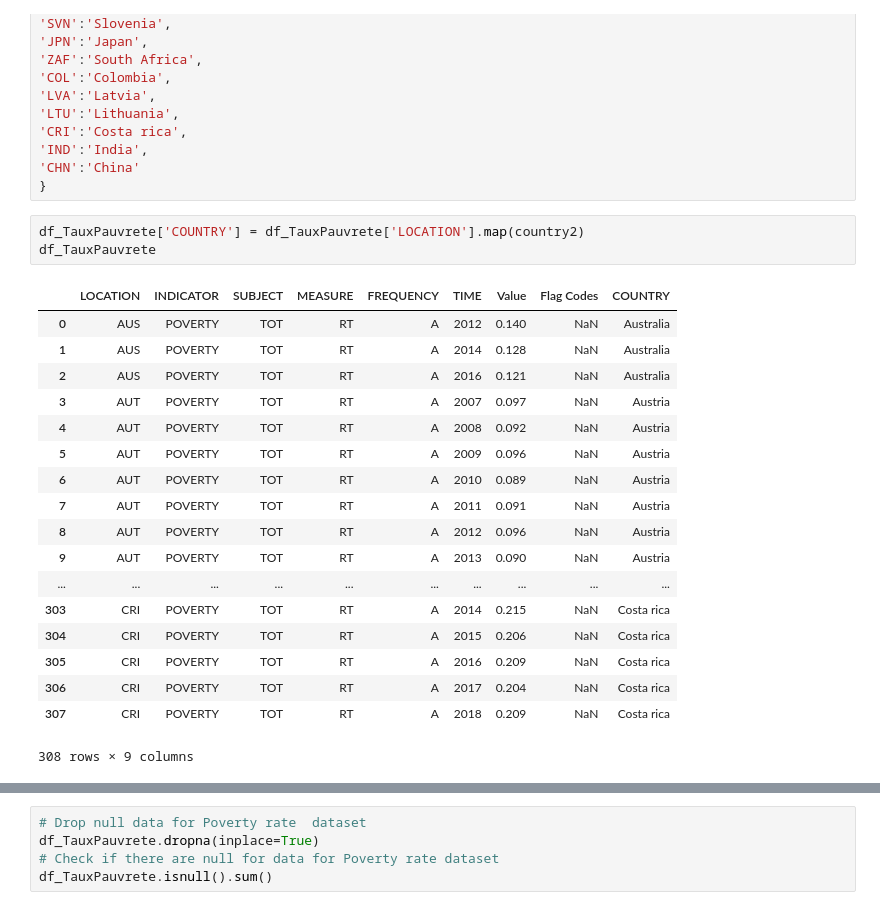
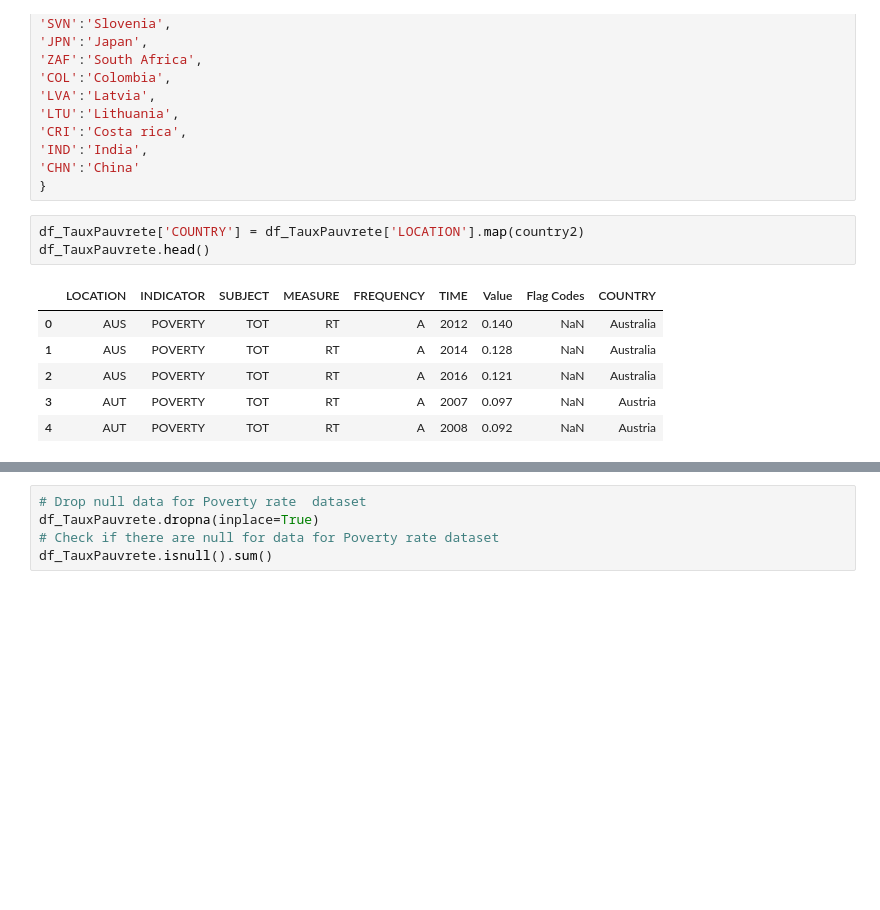
Before and after one commit to hackan98/DMML2019_Team_Nestle, a Jupyter notebook: code/Data_mining,_Project_group_Nestle.ipynb, the cells around one changed output, grey strips where cells are left out. Saved outputs shown, nothing was run; the diff lists cells and outputs as text; blank space fills up the shorter version.

```diff
--- a/code/Data_mining,_Project_group_Nestle.ipynb
+++ b/code/Data_mining,_Project_group_Nestle.ipynb
@@ -557,26 +501,14 @@ country2={
 }
 # %%
 df_TauxPauvrete['COUNTRY'] = df_TauxPauvrete['LOCATION'].map(country2)
-df_TauxPauvrete
+df_TauxPauvrete.head()
 # %% [output]
 |  | LOCATION | INDICATOR | SUBJECT | MEASURE | FREQUENCY | TIME | Value | Flag Codes | COUNTRY |
 | 0 | AUS | POVERTY | TOT | RT | A | 2012 | 0.140 | NaN | Australia |
 | 1 | AUS | POVERTY | TOT | RT | A | 2014 | 0.128 | NaN | Australia |
 | 2 | AUS | POVERTY | TOT | RT | A | 2016 | 0.121 | NaN | Australia |
 | 3 | AUT | POVERTY | TOT | RT | A | 2007 | 0.097 | NaN | Austria |
 | 4 | AUT | POVERTY | TOT | RT | A | 2008 | 0.092 | NaN | Austria |
-| 5 | AUT | POVERTY | TOT | RT | A | 2009 | 0.096 | NaN | Austria |
-| 6 | AUT | POVERTY | TOT | RT | A | 2010 | 0.089 | NaN | Austria |
-| 7 | AUT | POVERTY | TOT | RT | A | 2011 | 0.091 | NaN | Austria |
-| 8 | AUT | POVERTY | TOT | RT | A | 2012 | 0.096 | NaN | Austria |
-| 9 | AUT | POVERTY | TOT | RT | A | 2013 | 0.090 | NaN | Austria |
-| ... | ... | ... | ... | ... | ... | ... | ... | ... | ... |
-| 303 | CRI | POVERTY | TOT | RT | A | 2014 | 0.215 | NaN | Costa rica |
-| 304 | CRI | POVERTY | TOT | RT | A | 2015 | 0.206 | NaN | Costa rica |
-| 305 | CRI | POVERTY | TOT | RT | A | 2016 | 0.209 | NaN | Costa rica |
-| 306 | CRI | POVERTY | TOT | RT | A | 2017 | 0.204 | NaN | Costa rica |
-| 307 | CRI | POVERTY | TOT | RT | A | 2018 | 0.209 | NaN | Costa rica |
-308 rows × 9 columns
 # %%
 to_drop = ['INDICATOR', 'SUBJECT', 'MEASURE', 'FREQUENCY', 'Flag Codes','LOCATION']
 df_TauxPauvrete.drop(to_drop, inplace=True, axis=1)
```
Also changed, not shown: parts of 71 cells of this notebook.
